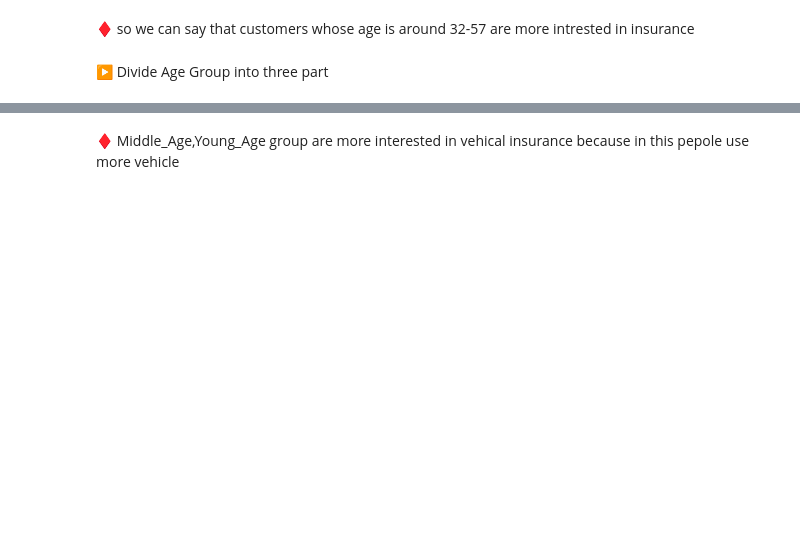
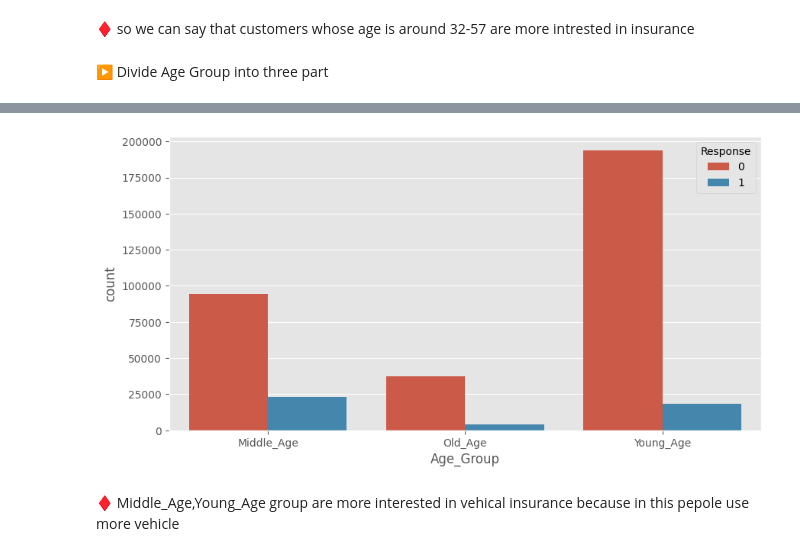
Before and after one commit to techfreakydeepak/Health_insurance_Cross_sell_pediction, a Jupyter notebook: Health_Inssurance_Cross_Sell_prediction.ipynb, the cells around one changed output, grey strips where cells are left out. Saved outputs shown, nothing was run; the diff lists cells and outputs as text; code cells hidden in the pictures; blank space fills up the shorter version.

```diff
--- a/Health_Inssurance_Cross_Sell_prediction.ipynb
+++ b/Health_Inssurance_Cross_Sell_prediction.ipynb
@@ -526,6 +580,8 @@ pd.crosstab(index = df['Response'], columns = df['Age_Group'],normalize='index')
 # %%
 plt.figure(figsize = (10, 5))
-sns.countplot(df['Age_Group'], hue = df['Response']);
+sns.countplot(x=df['Age_Group'], hue = df['Response']);
+# %% [output]
+[figure, added]
 # %% [markdown]
 ♦ Middle_Age,Young_Age group are more interested in vehical insurance because in this pepole use more vehicle
 # %%
```
Also changed, not shown: parts of 72 cells of this notebook.
